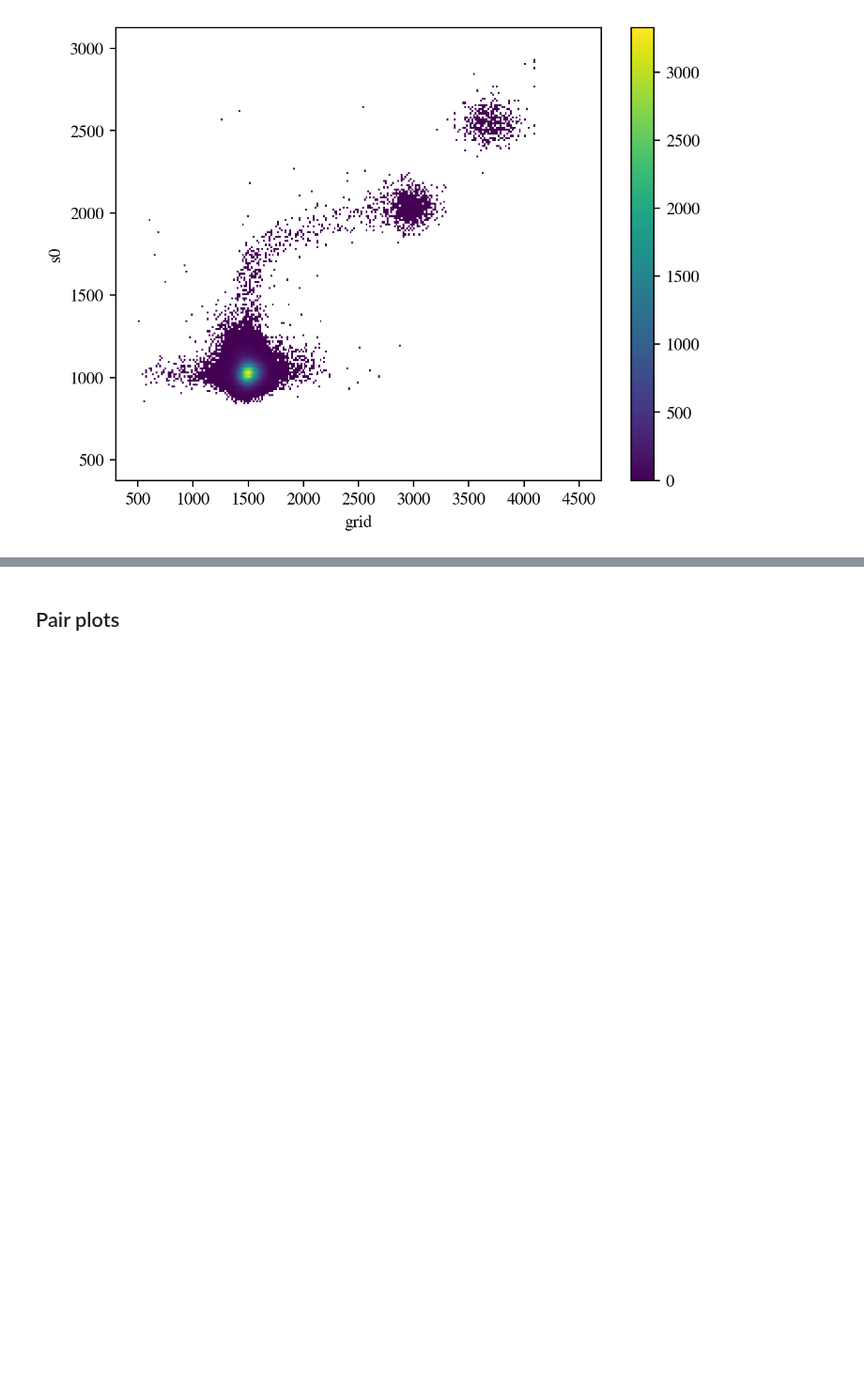
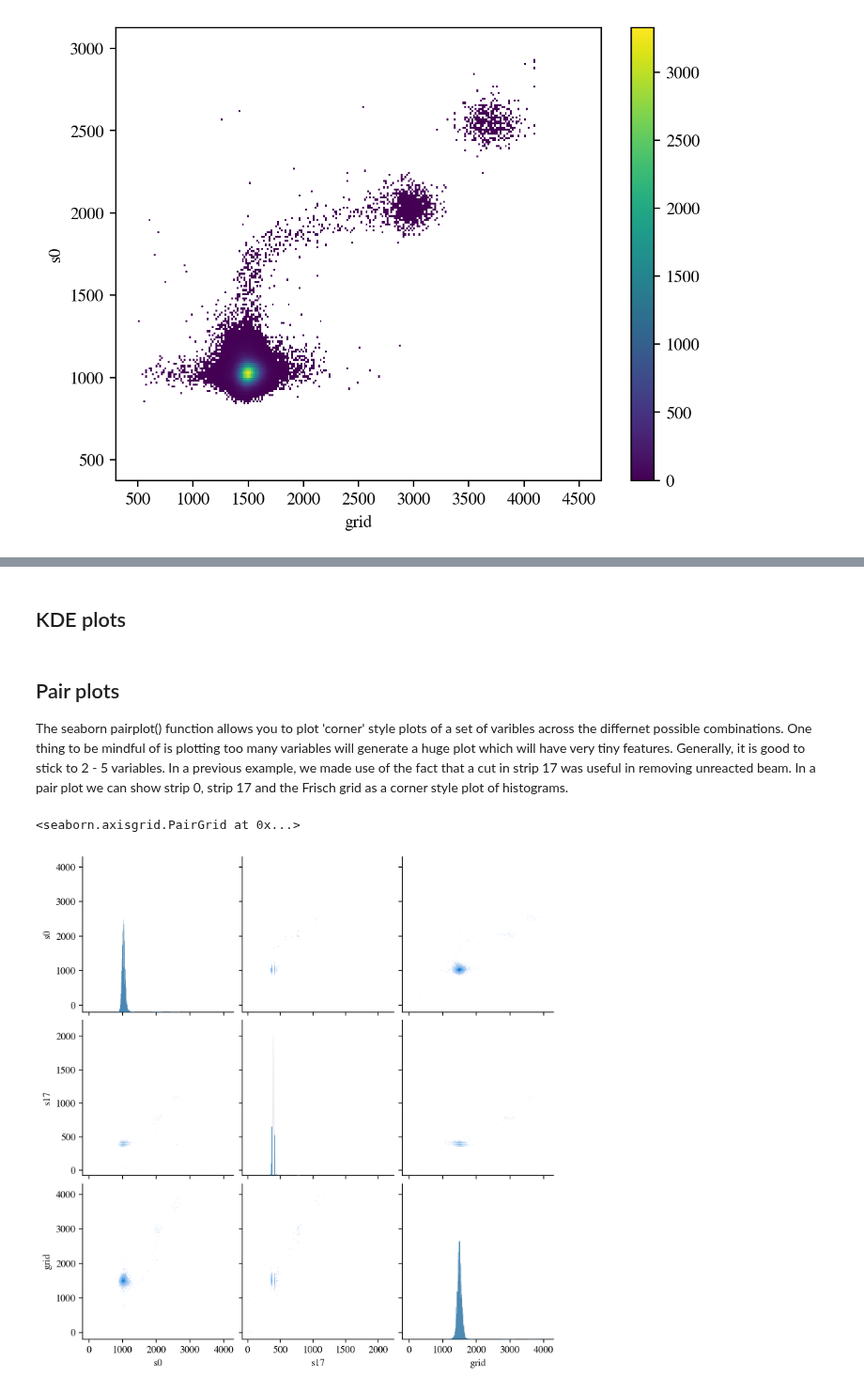
Before and after one commit to dneto1729/MUSIC_with_python, a Jupyter notebook: tutorials/4 - Plotting with Seaborn.ipynb, the cells around one changed output, grey strips where cells are left out. Shown at 94% size. Saved outputs shown, nothing was run; the diff lists cells and outputs as text; code cells hidden in the pictures; blank space fills up the shorter version.

```diff
--- a/tutorials/4 - Plotting with Seaborn.ipynb
+++ b/tutorials/4 - Plotting with Seaborn.ipynb
@@ -113,2 +138,11 @@ sns.histplot(data=df, x='grid', y='s0',
+# %% [markdown]
+## KDE plots
 # %% [markdown]
 ## Pair plots
+
+The seaborn pairplot() function allows you to plot 'corner' style plots of a set of varibles across the differnet possible combinations. One thing to be mindful of is plotting too many variables will generate a huge plot which will have very tiny features. Generally, it is good to stick to 2 - 5 variables. In a previous example, we made use of the fact that a cut in strip 17 was useful in removing unreacted beam. In a pair plot we can show strip 0, strip 17 and the Frisch grid as a corner style plot of histograms.
+# %%
+sns.pairplot(df, vars=['s0','s17','grid'], kind='hist')
+# %% [output]
+<seaborn.axisgrid.PairGrid at 0x...>
+[figure, added]
```
Also changed, not shown: parts of 15 cells of this notebook, 1 other file.
